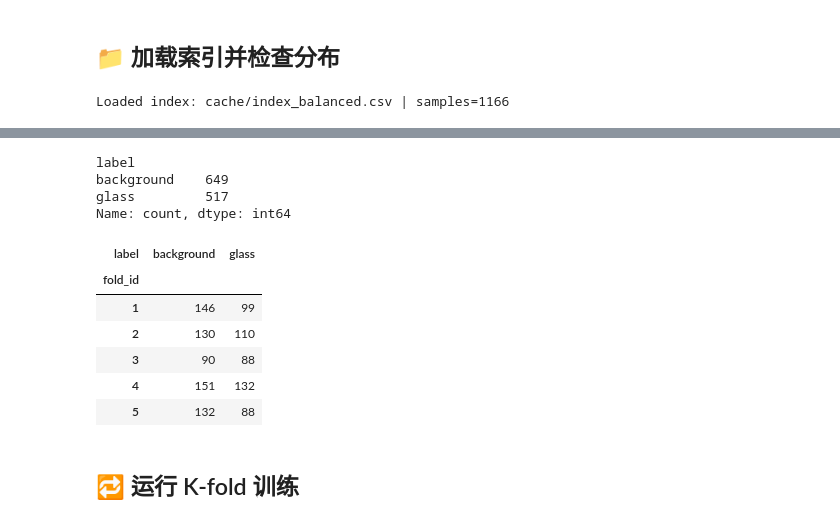
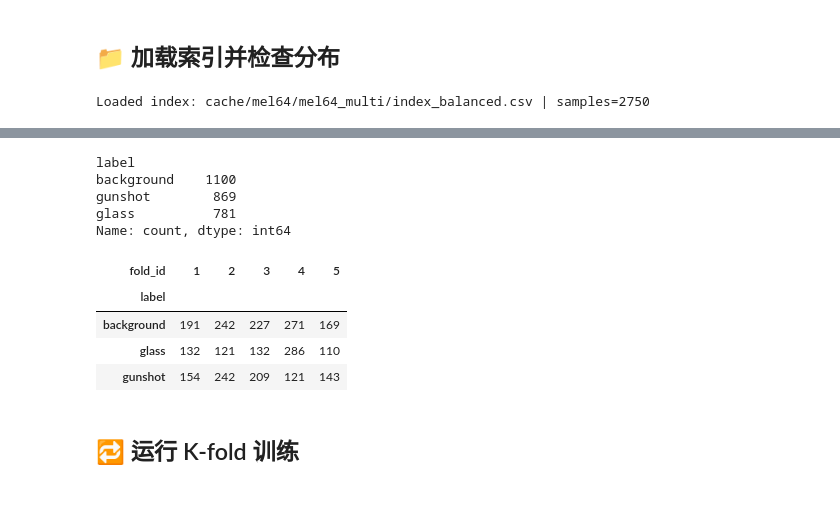
Before and after one commit to DaisioSK/ECS-DOT-Audio, a Jupyter notebook: train.ipynb, the cells around one changed output, grey strips where cells are left out. Cells and saved outputs as stored; diff of their text form; code cells hidden in the pictures.

```diff
--- a/train.ipynb
+++ b/train.ipynb
@@ -37,12 +37,16 @@ sns.set_theme(style="whitegrid")
 集中管理数据路径、折划分、训练/导出参数以及更精细的超参（class weight、grad clip）。
 # %%
 # Cell: Experiment Configuration
-INDEX_PATH = Path("cache/index_balanced.parquet")
-if not INDEX_PATH.exists():
-    INDEX_PATH = Path("cache/index_balanced.csv")
+INDEX_CANDIDATES = [
+    Path('cache/mel64/mel64_multi/index_balanced.csv'),
+    Path('cache/mel64/mel64_multi/index_balanced.parquet'),
+    Path('cache/index_balanced.parquet'),
+    Path('cache/index_balanced.csv'),
+]
+INDEX_PATH = next((p for p in INDEX_CANDIDATES if p.exists()), INDEX_CANDIDATES[-1])
 
 K_FOLD_LIST = (1, 2, 3, 4, 5)
-BEST_METRIC = "f1"  # 可切换为 'recall' 等
+BEST_METRIC = 'f1'  # 可切换为 'recall' 等
 
 BATCH_SIZE = 64
 NUM_WORKERS = 0
@@ -58,11 +62,11 @@ SMOKE_TEST = False
 SMOKE_LIMIT = 128 if SMOKE_TEST else None
 COLLATE_MAX_FRAMES = None
 
-DEVICE = torch.device("cuda" if torch.cuda.is_available() else "cpu")
-OUTPUT_DIR = Path("cache/experiments")
+DEVICE = torch.device('cuda' if torch.cuda.is_available() else 'cpu')
+OUTPUT_DIR = Path('cache/experiments')
 OUTPUT_DIR.mkdir(parents=True, exist_ok=True)
-KFOLD_DIR = OUTPUT_DIR / "kfold"
-ONNX_PATH = OUTPUT_DIR / "tinyglassnet_best.onnx"
+KFOLD_DIR = OUTPUT_DIR / 'kfold'
+ONNX_PATH = OUTPUT_DIR / 'tinyglassnet_best.onnx'
 # %% [markdown]
 ## 🛠️ Helper Builders
 定义模型、损失、优化器、调度器构造方法，以及 DataLoader 的公共配置。
@@ -98,10 +102,18 @@ Model params: 23,249
 # %%
 # Cell: Load Balanced Index
 index_df = load_index_df(INDEX_PATH)
-print(f"Loaded index: {INDEX_PATH} | samples={len(index_df)}")
+print(f'Loaded index: {INDEX_PATH} | samples={len(index_df)}')
+# Ensure path column exists (compat with older indices)
+if 'path' not in index_df.columns:
+    alt_cols = [c for c in ['filepath','mel_path'] if c in index_df.columns]
+    if alt_cols:
+        index_df['path'] = index_df[alt_cols[0]]
+        print(f"path missing; using {alt_cols[0]} instead")
+    else:
+        raise KeyError("Index is missing 'path' column; regenerate cache/index_balanced.csv from prepare_new.ipynb")
 display(index_df.head())
 display(index_df['label'].value_counts().rename('count'))
-display(index_df.groupby(['fold_id', 'label']).size().unstack(fill_value=0))
+display(index_df.groupby(['label', 'fold_id']).size().unstack(fill_value=0))
 # %% [output]
-Loaded index: cache/index_balanced.csv | samples=1166
+Loaded index: cache/mel64/mel64_multi/index_balanced.csv | samples=2750
 |  | path | labels | label_ids | label | fold_id | source_filename | clip_id | window_id | pipeline_name | ... |
@@ -113,14 +125,13 @@ Loaded index: cache/index_balanced.csv | samples=1166
 label
-background    649
-glass         517
+background    1100
+gunshot        869
+glass          781
 Name: count, dtype: int64
-| label | background | glass |
-| fold_id |  |  |
-| 1 | 146 | 99 |
-| 2 | 130 | 110 |
-| 3 | 90 | 88 |
-| 4 | 151 | 132 |
-| 5 | 132 | 88 |
+| fold_id | 1 | 2 | 3 | 4 | 5 |
+| label |  |  |  |  |  |
+| background | 191 | 242 | 227 | 271 | 169 |
+| glass | 132 | 121 | 132 | 286 | 110 |
+| gunshot | 154 | 242 | 209 | 121 | 143 |
 # %% [markdown]
 ## 🔁 运行 K-fold 训练
 # %%
```
Also changed, not shown: parts of 8 cells of this notebook, 3 other files.
